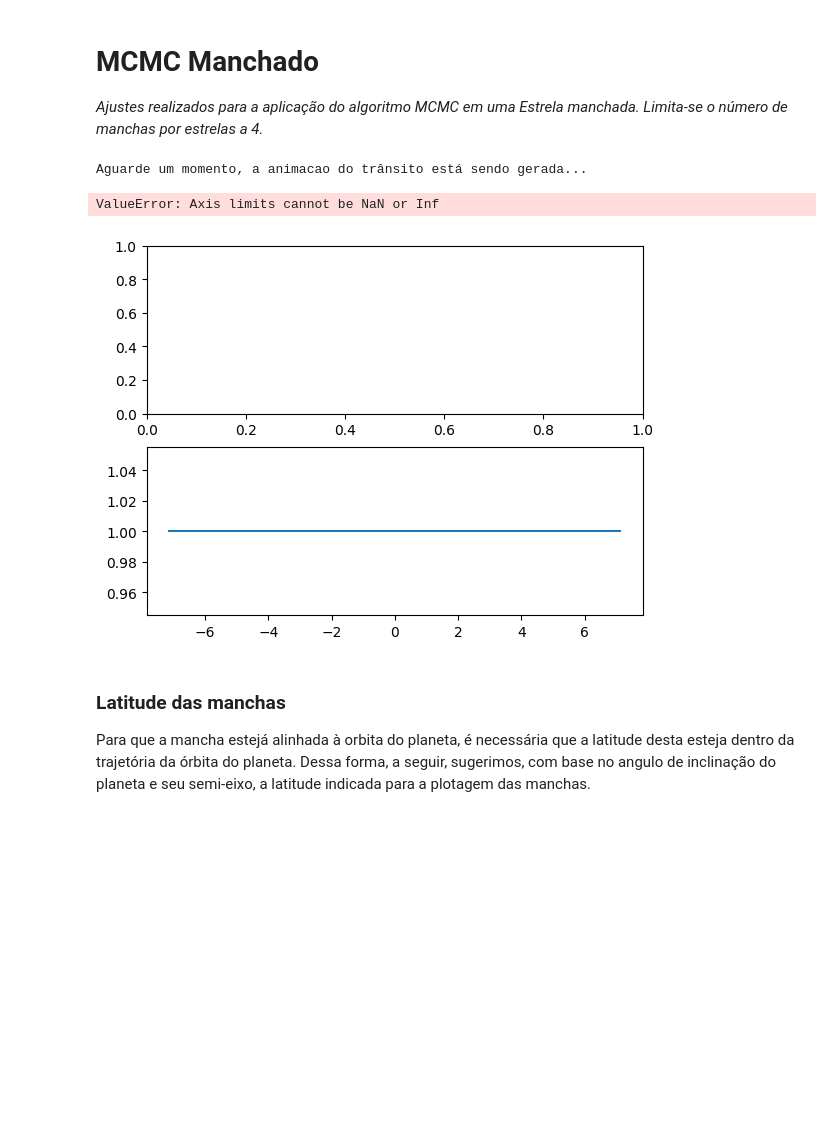
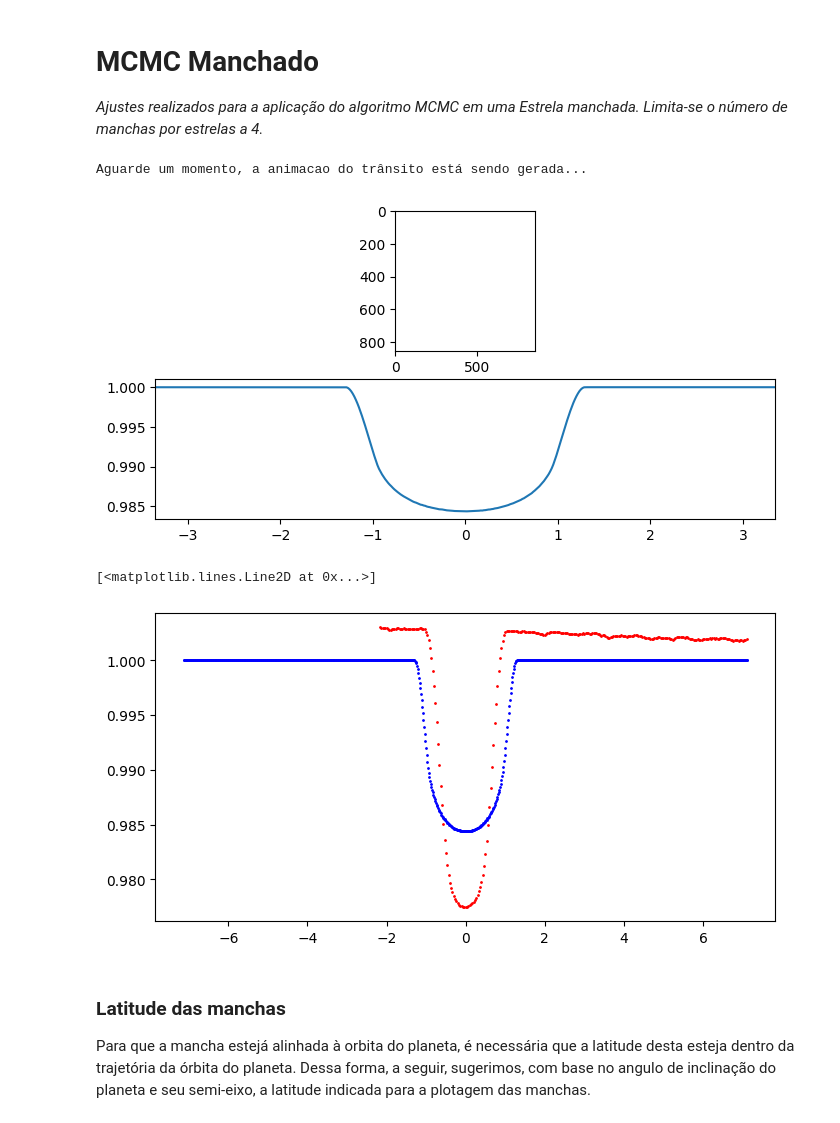
Before and after one commit to Transit-Model-CRAAM/eclipse-model-CME, a Jupyter notebook: Eclipse/main.ipynb, the cells around one changed output. Drawn from its saved outputs; the diff is of its cells as text; code cells hidden in the pictures; blank space fills up the shorter version.

```diff
--- a/Eclipse/main.ipynb
+++ b/Eclipse/main.ipynb
@@ -211,39 +209,40 @@ periodo = 1.
 raioStar, raioPlanetaRstar, semiEixoRaioStar = converte(rsun,raioPlanJup,semiEixoUA)
 
 # Adicionando manchas na estrela
-estrela_ = Estrela(373, raioStar, 240., u1, u2, 856)
+estrela_ = Estrela(373, rsun, 240., u1, u2, 856)
 estrela_.addMancha(mancha)
 
 Nx = estrela_.getNx()
 Ny = estrela_.getNy()
 raioEstrelaPixel = estrela_.getRaioStar()
 
 # Criando planeta
 periodo = 2.219 # em dias
 angulo_inclinacao = 85.51  # em graus
 ecc = 0 # excentricidade
 anomalia = 0 # anomalia
 raio_plan_Jup = 1.138 # em relação ao raio de jupiter
 semi_eixo_UA = 0.031 # UA
 mass_planeta = 1.138 #em relacao ao R de jupiter
 
 planeta_ = Planeta(semi_eixo_UA, raio_plan_Jup, periodo, angulo_inclinacao, ecc, anomalia, estrela_.getRaioSun(), mass_planeta)
 
 # Criando eclipse
 eclipse = Eclipse(Nx, Ny, raioEstrelaPixel, estrela_, planeta_)
 eclipse.setTempoHoras(1.)
 eclipse.criarEclipse(cme = False, anim = True)
 
 ### Plotagem de resultados ####
 plt.rcParams['figure.figsize']= 8, 4
 graf1,ax = plt.subplots()
 
 ax.plot(time_phased, smoothed_LC, "r.", ms = 2)
 ax.plot(ts_model, eclipse.getCurvaLuz(), "b.", ms = 2)
 # %% [output]
 Aguarde um momento, a animacao do trânsito está sendo gerada...
+[figure, new version]
-ValueError: Axis limits cannot be NaN or Inf
+[<matplotlib.lines.Line2D at 0x...>]
-[figure, old version]
+[figure, added]
 # %% [markdown]
 ### Latitude das manchas
 Para que a mancha estejá alinhada à orbita do planeta, é necessária que a latitude desta esteja dentro da trajetória da órbita do planeta. Dessa forma, a seguir, sugerimos, com base no angulo de inclinação do planeta e seu semi-eixo, a latitude indicada para a plotagem das manchas.
```
Also changed, not shown: parts of 9 cells of this notebook, 2 other files.
